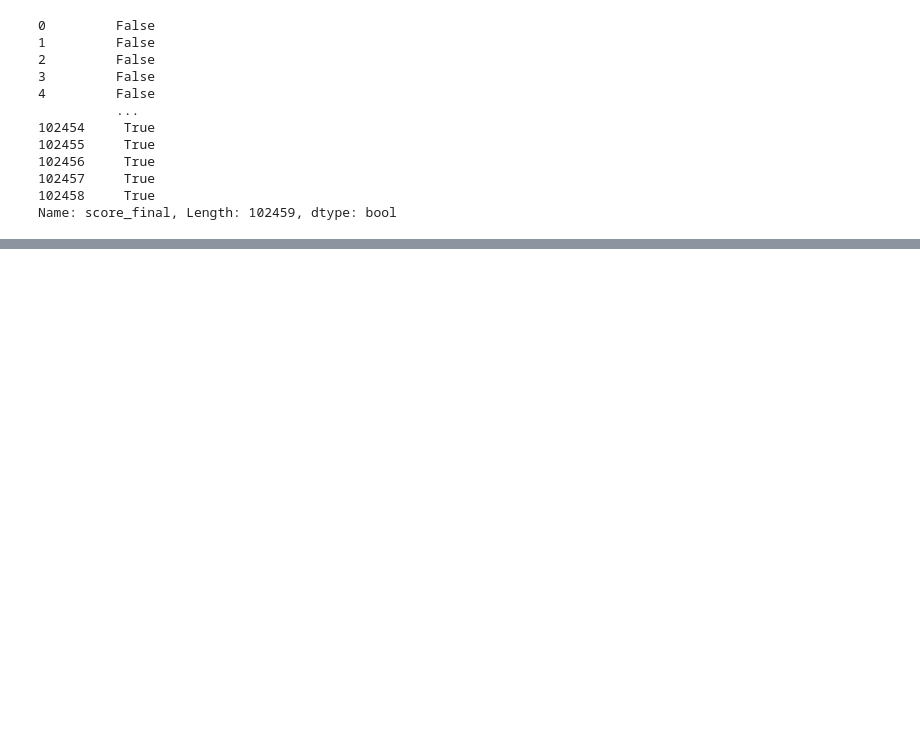
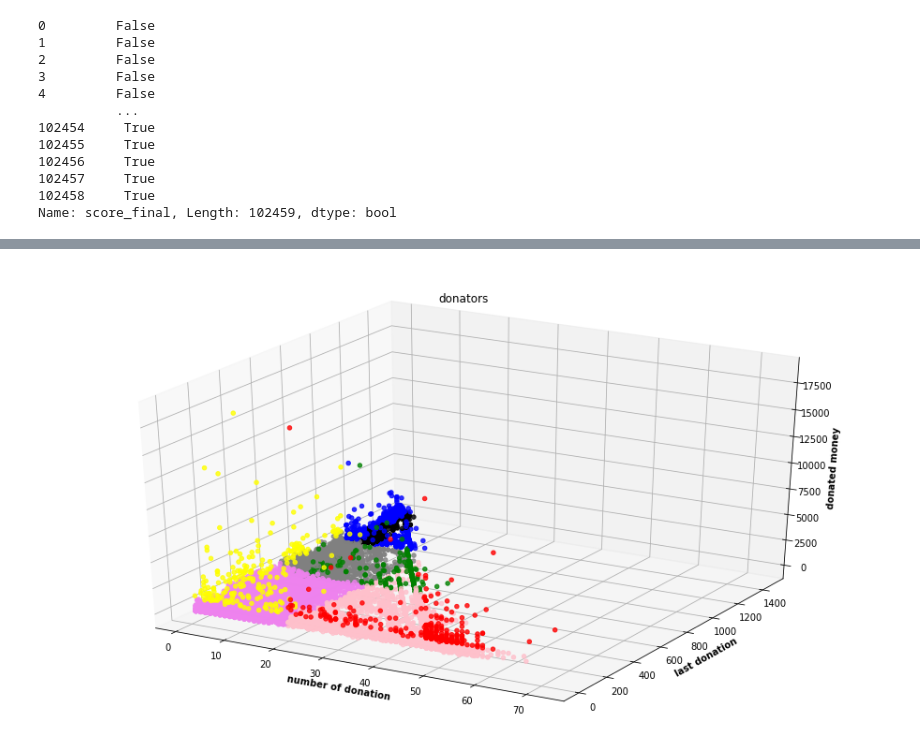
Before and after one commit to mnasini/ekimetrics-, a Jupyter notebook: ekimetrics.ipynb, the cells around one changed output, grey strips where cells are left out. Cells and saved outputs as stored; diff of their text form; code cells hidden in the pictures; blank space fills up the shorter version.

```diff
--- a/ekimetrics.ipynb
+++ b/ekimetrics.ipynb
@@ -537,0 +695,7 @@ Name: score_final, Length: 102459, dtype: bool
+# %%
+y = matrix["days_last_transaction"].to_numpy()
+x = matrix["counts"].to_numpy()
+z = matrix["total_transaction"].to_numpy()
+pl(x,y,z,size=False)
+# %% [output]
+[figure, added]
```
Also changed, not shown: parts of 19 cells of this notebook.
